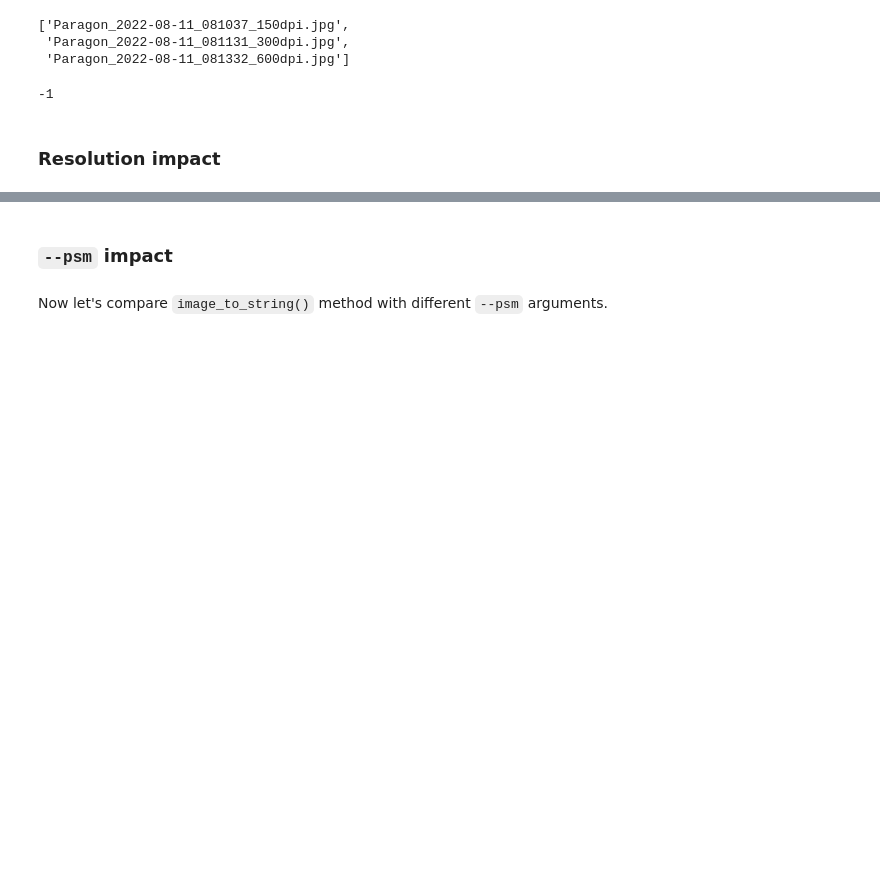
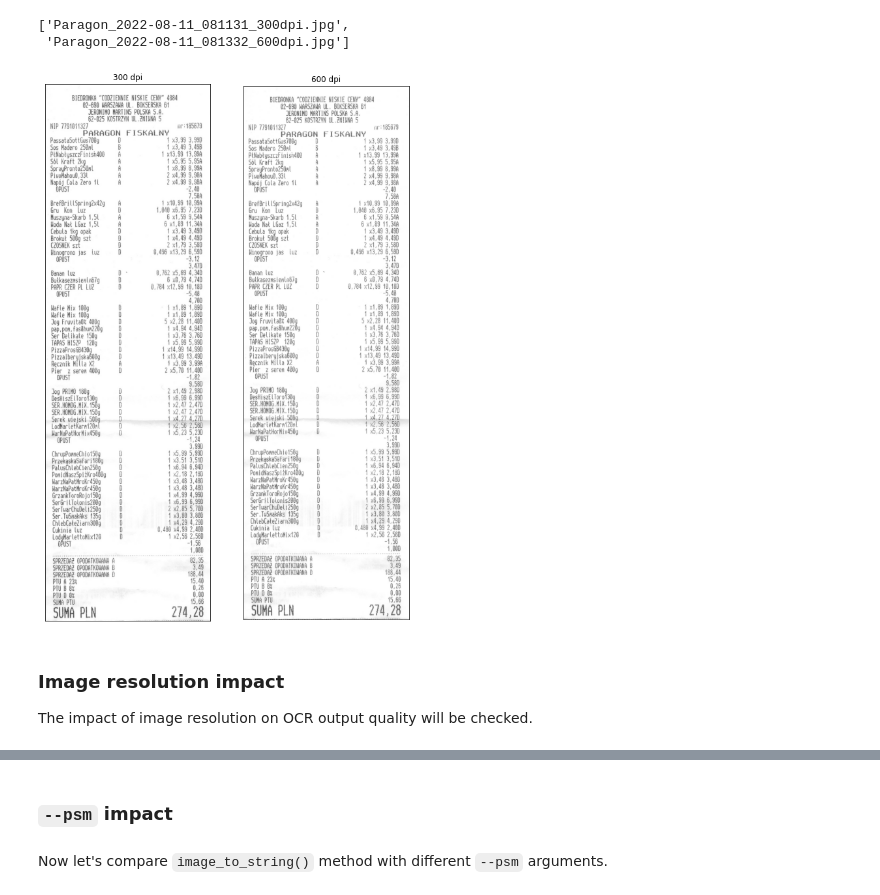
Before and after one commit to MichSobo/OCR-Receipts, a Jupyter notebook: notebooks/process_image.ipynb, the cells around one changed output, grey strips where cells are left out. Cells and saved outputs as stored; diff of their text form; code cells hidden in the pictures; blank space fills up the shorter version.

```diff
--- a/notebooks/process_image.ipynb
+++ b/notebooks/process_image.ipynb
@@ -21,24 +52,13 @@ process_image.LOG = False
 # %%
-os.listdir('images/receipts')
+raw_img_folderpath = 'images/receipts'
+raw_img_filenames = os.listdir('images/receipts')
+raw_img_filenames
 # %% [output]
-['Paragon_2022-08-11_081037_150dpi.jpg',
- 'Paragon_2022-08-11_081131_300dpi.jpg',
+['Paragon_2022-08-11_081131_300dpi.jpg',
  'Paragon_2022-08-11_081332_600dpi.jpg']
 # %%
-raw_img_folderpath = 'images/receipts'
+# Read raw images
+raw_imgs = {
+    '300 dpi': cv.imread(os.path.join(raw_img_folderpath, raw_img_filenames[0])),
+    '600 dpi': cv.imread(os.path.join(raw_img_folderpath, raw_img_filenames[1])),
+}
-# %%
-# Get raw images
-raw_imgs = dict.fromkeys([150, 300, 600])
-for dpi, fname in zip(raw_imgs, os.listdir(raw_img_folderpath)):
-    raw_img_filepath = os.path.join(raw_img_folderpath, fname)
-    raw_imgs[dpi] = process_image.read_image(raw_img_filepath)
-# %%
-# Show raw images
-for dpi, img in raw_imgs.items():
-    cv2.imshow(f'{dpi} dpi', img)
-
-cv2.waitKey()
-# %% [output]
--1
-# %% [markdown]
-### Resolution impact
@@ -50,0 +65,17 @@ for dpi, img in raw_imgs.items():
+# %%
+# Plot raw images
+fig, ax = plt.subplots(1, 2,
+                       figsize=(10, 50),
+                       subplot_kw={'xticks': [], 'yticks': []})
+
+ax[0].imshow(raw_imgs['300 dpi'])
+ax[1].imshow(raw_imgs['600 dpi'])
+
+ax[0].set_title('300 dpi')
+ax[1].set_title('600 dpi');
+# %% [output]
+[figure, added]
+# %% [markdown]
+### Image resolution impact
+
+The impact of image resolution on OCR output quality will be checked.
```
Also changed, not shown: parts of 78 cells of this notebook.
